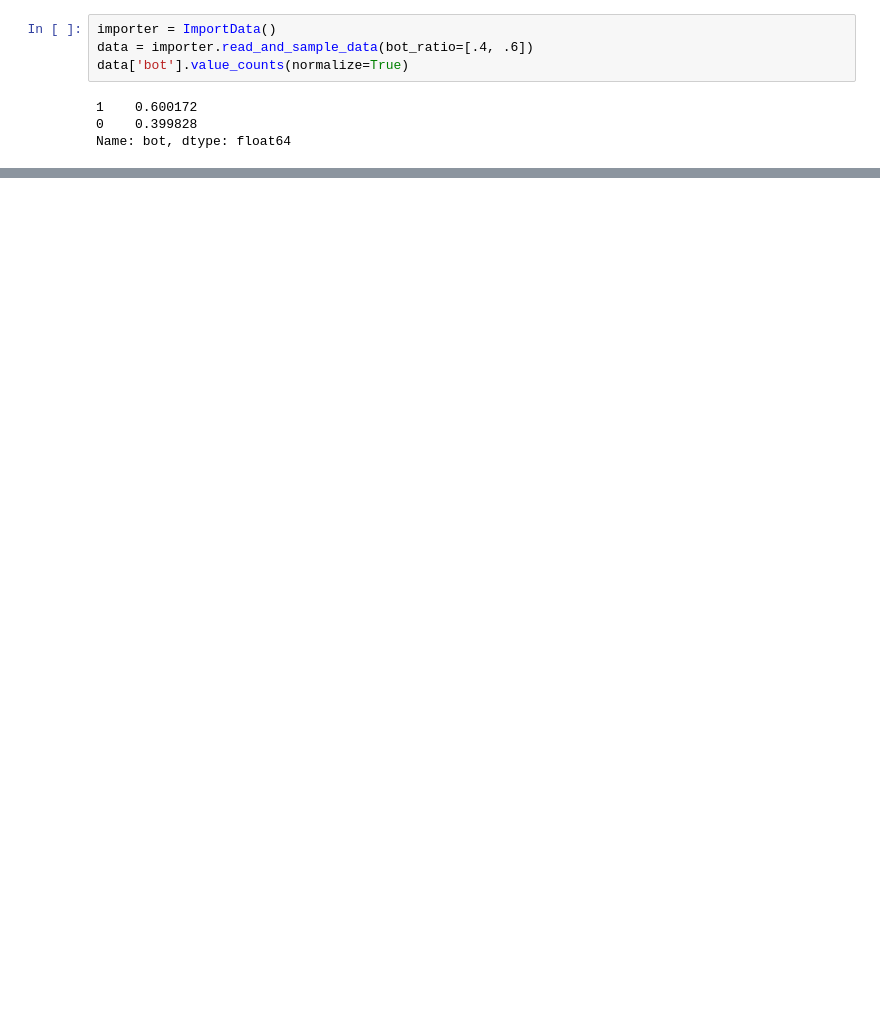
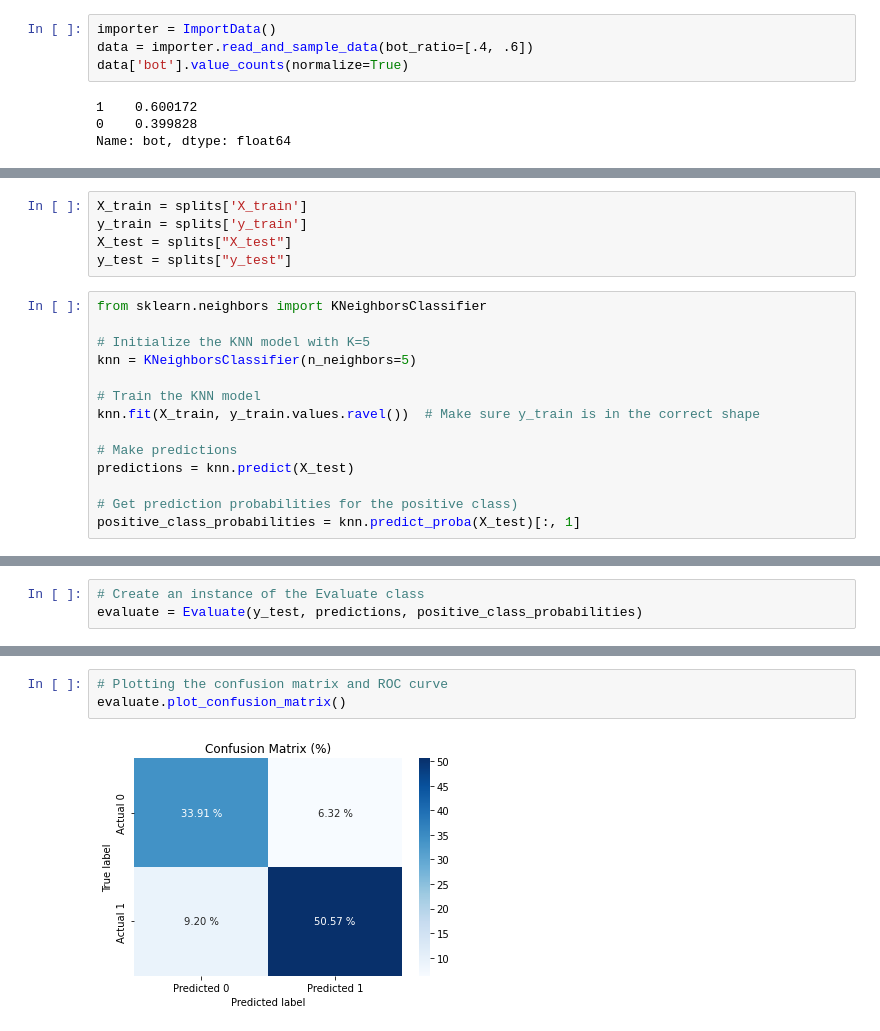
Before and after one commit to JManuelAG/Capstone, a Jupyter notebook: Code_Testing/test_main.ipynb, the cells around one changed output, grey strips where cells are left out. Cells and saved outputs as stored; diff of their text form; blank space fills up the shorter version.

```diff
--- a/Code_Testing/test_main.ipynb
+++ b/Code_Testing/test_main.ipynb
@@ -62,0 +72,19 @@ splits['X_train']
+# %%
+X_train = splits['X_train']
+y_train = splits['y_train']
+X_test = splits["X_test"]
+y_test = splits["y_test"]
+# %%
+from sklearn.neighbors import KNeighborsClassifier
+
+# Initialize the KNN model with K=5
+knn = KNeighborsClassifier(n_neighbors=5)
+
+# Train the KNN model
+knn.fit(X_train, y_train.values.ravel())  # Make sure y_train is in the correct shape
+
+# Make predictions
+predictions = knn.predict(X_test)
+
+# Get prediction probabilities for the positive class)
+positive_class_probabilities = knn.predict_proba(X_test)[:, 1]
@@ -62,0 +110,3 @@ splits['X_train']
+# %%
+# Create an instance of the Evaluate class
+evaluate = Evaluate(y_test, predictions, positive_class_probabilities)
@@ -62,0 +126,5 @@ splits['X_train']
+# %%
+# Plotting the confusion matrix and ROC curve
+evaluate.plot_confusion_matrix()
+# %% [output]
+[figure, added]
```
Also changed, not shown: parts of 10 cells of this notebook.
